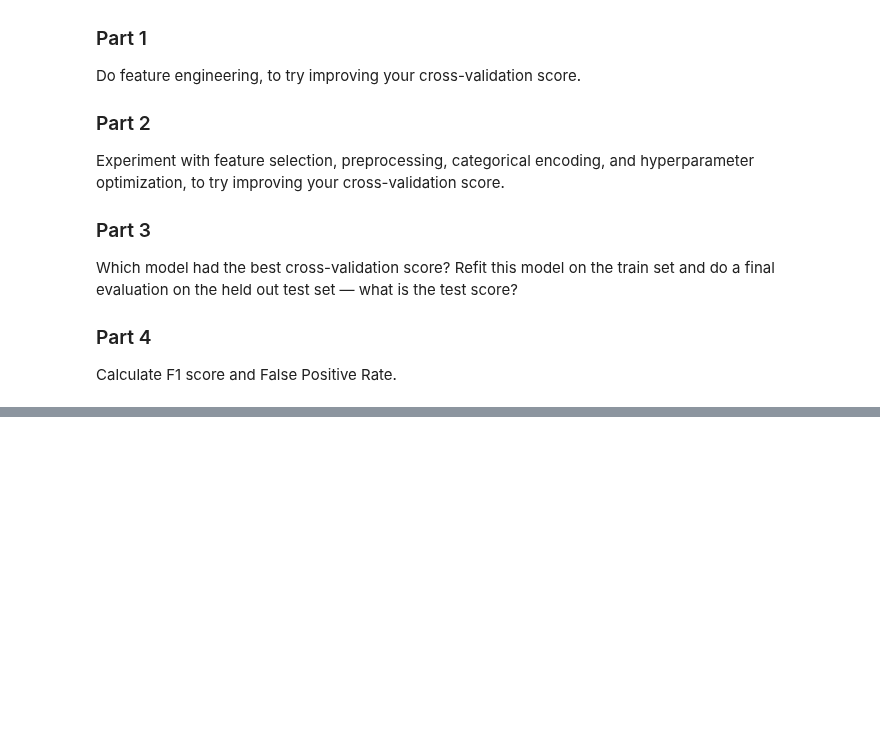
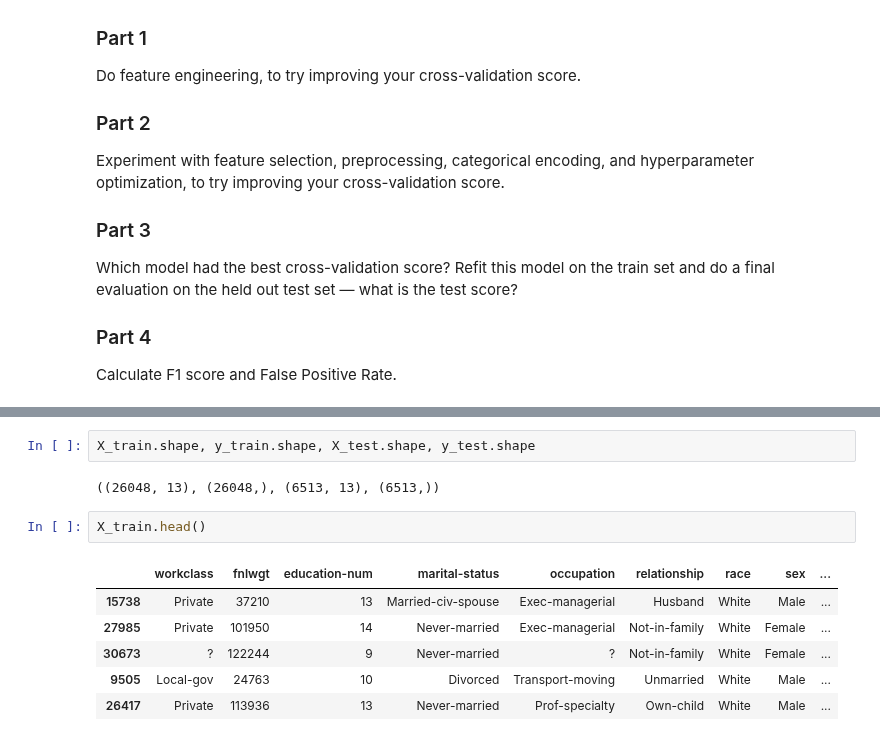
Before and after one commit to LambdaSchool/DS-Unit-2-Sprint-3-Classification-Validation, a Jupyter notebook: DS_Unit_2_Sprint_Challenge_3_Classification_Validation.ipynb, the cells around one changed output, grey strips where cells are left out. Drawn from its saved outputs; the diff is of its cells as text; blank space fills up the shorter version.

```diff
--- a/DS_Unit_2_Sprint_Challenge_3_Classification_Validation.ipynb
+++ b/DS_Unit_2_Sprint_Challenge_3_Classification_Validation.ipynb
@@ -287,0 +364,13 @@ Calculate F1 score and False Positive Rate.
+# %%
+X_train.shape, y_train.shape, X_test.shape, y_test.shape
+# %% [output]
+((26048, 13), (26048,), (6513, 13), (6513,))
+# %%
+X_train.head()
+# %% [output]
+|  | workclass | fnlwgt | education-num | marital-status | occupation | relationship | race | sex | ... |
+| 15738 | Private | 37210 | 13 | Married-civ-spouse | Exec-managerial | Husband | White | Male | ... |
+| 27985 | Private | 101950 | 14 | Never-married | Exec-managerial | Not-in-family | White | Female | ... |
+| 30673 | ? | 122244 | 9 | Never-married | ? | Not-in-family | White | Female | ... |
+| 9505 | Local-gov | 24763 | 10 | Divorced | Transport-moving | Unmarried | White | Male | ... |
+| 26417 | Private | 113936 | 13 | Never-married | Prof-specialty | Own-child | White | Male | ... |
```
Also changed, not shown: parts of 15 cells of this notebook.
